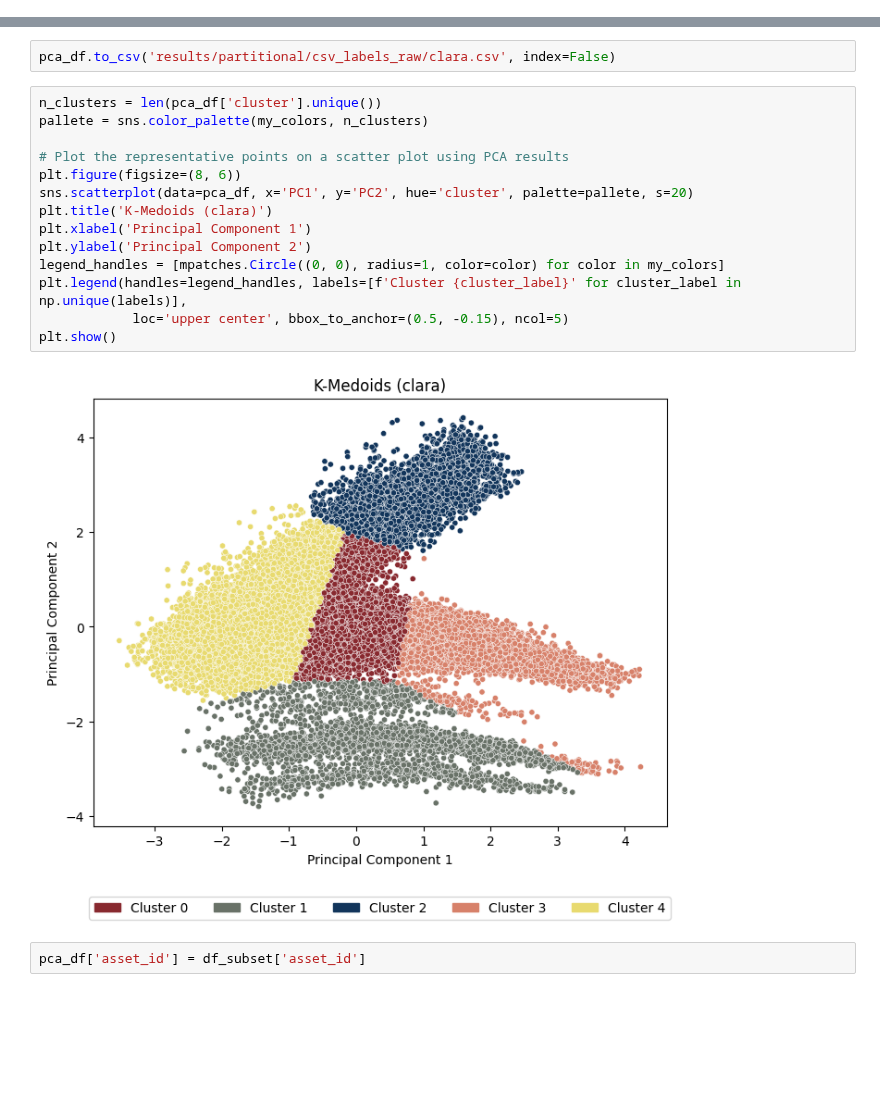
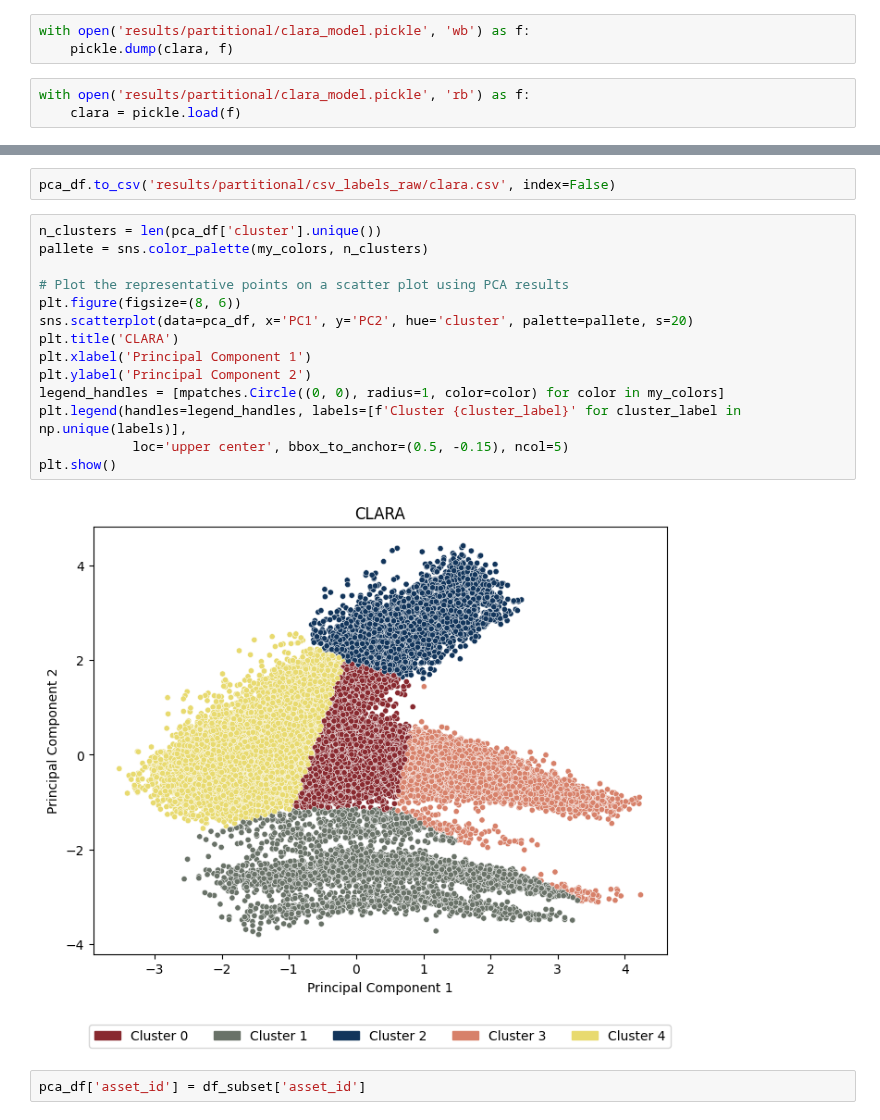
Before and after one commit to sarabreu/thesis_dev, a Jupyter notebook: 2_models/with_clean_data/solar/partition_cluster.ipynb, the cells around one changed output, grey strips where cells are left out. Drawn from its saved outputs; the diff is of its cells as text; blank space fills up the shorter version.

Commit message:
refine models and plots

```diff
--- a/2_models/with_clean_data/solar/partition_cluster.ipynb
+++ b/2_models/with_clean_data/solar/partition_cluster.ipynb
@@ -158,6 +158,12 @@ pca_df.head()
 clara = CLARA(n_clusters=num_clusters, random_state=1)
 clara.fit(pca_df)
 labels = clara.predict(pca_df)
+# %%
+with open('results/partitional/clara_model.pickle', 'wb') as f:
+    pickle.dump(clara, f)
+# %%
+with open('results/partitional/clara_model.pickle', 'rb') as f:
+    clara = pickle.load(f)
 # %%
 pca_df['cluster'] = labels
 # %%
@@ -165,19 +171,19 @@ pca_df.to_csv('results/partitional/csv_labels_raw/clara.csv', index=False)
 # %%
 n_clusters = len(pca_df['cluster'].unique())
 pallete = sns.color_palette(my_colors, n_clusters)
 
 # Plot the representative points on a scatter plot using PCA results
 plt.figure(figsize=(8, 6))
 sns.scatterplot(data=pca_df, x='PC1', y='PC2', hue='cluster', palette=pallete, s=20)
-plt.title('K-Medoids (clara)')
+plt.title('CLARA')
 plt.xlabel('Principal Component 1')
 plt.ylabel('Principal Component 2')
 legend_handles = [mpatches.Circle((0, 0), radius=1, color=color) for color in my_colors]
 plt.legend(handles=legend_handles, labels=[f'Cluster {cluster_label}' for cluster_label in np.unique(labels)],
             loc='upper center', bbox_to_anchor=(0.5, -0.15), ncol=5)
 plt.show()
 # %% [output]
-[figure, old version]
+[figure, new version]
 # %%
 pca_df['asset_id'] = df_subset['asset_id']
 # %%
```
Also changed, not shown: parts of 6 cells of this notebook, 3 other files.
